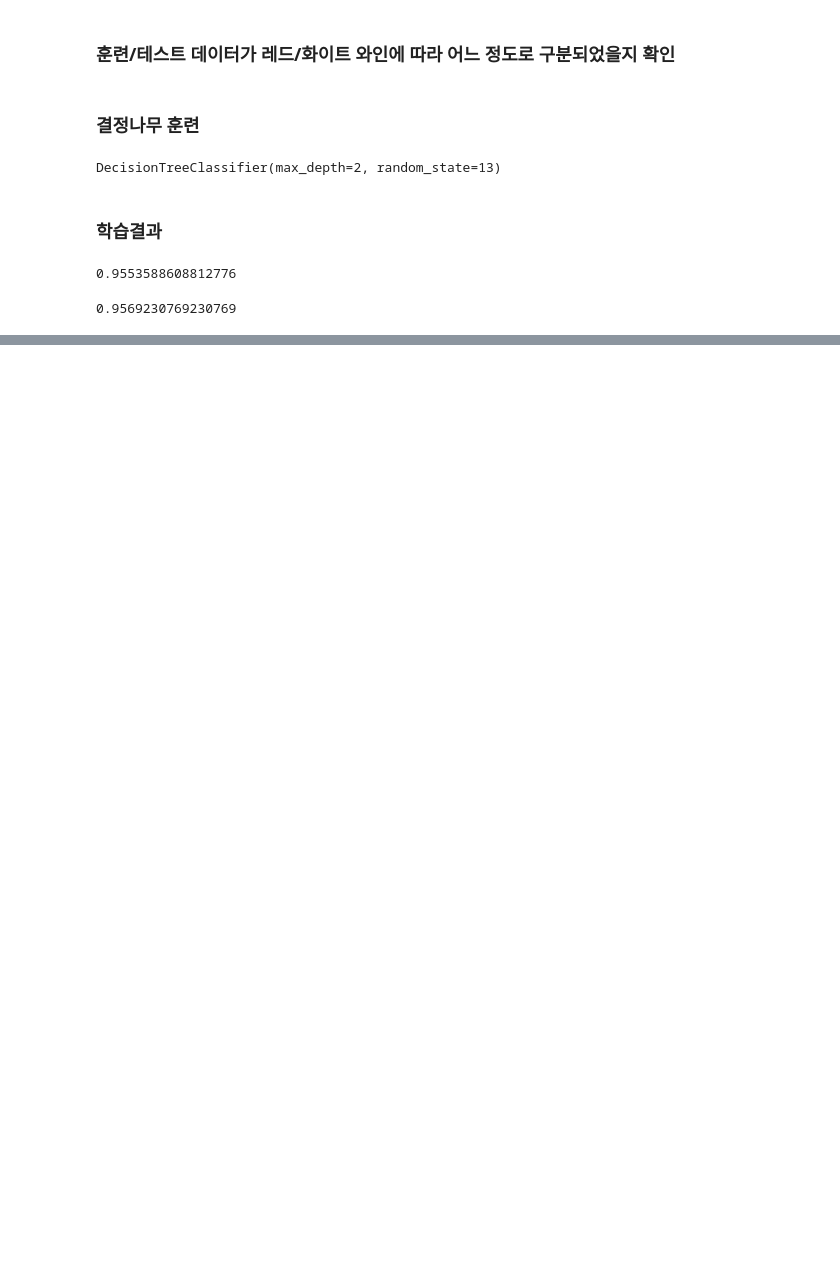
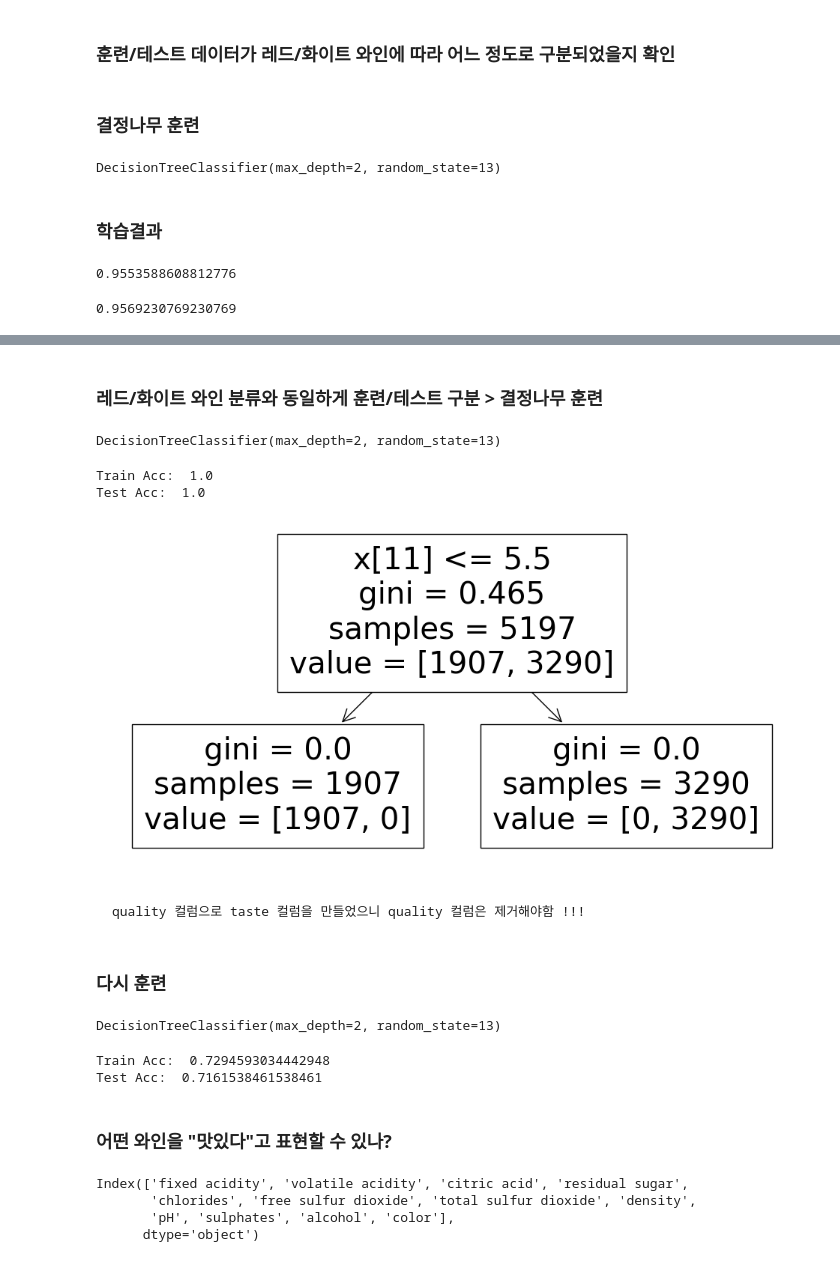
Before and after one commit to offpython/MachineLearning, a Jupyter notebook: ws_wine/wine.ipynb, the cells around one changed output, grey strips where cells are left out. Saved outputs shown, nothing was run; the diff lists cells and outputs as text; code cells hidden in the pictures; blank space fills up the shorter version.

````diff
--- a/ws_wine/wine.ipynb
+++ b/ws_wine/wine.ipynb
@@ -166,0 +290,3 @@ accuracy_score(y_test, y_pred_test)
+# %%
+wine['taste'] = [1. if grade > 5 else 0. for grade in wine['quality']]
+wine.head(10)
@@ -166,0 +305,65 @@ accuracy_score(y_test, y_pred_test)
+# %% [markdown]
+### 레드/화이트 와인 분류와 동일하게 훈련/테스트 구분 > 결정나무 훈련
+# %%
+X = wine.drop(['taste'], axis=1)
+y = wine['taste']
+
+X_train, X_test, y_train, y_test = train_test_split(X, y, test_size=0.2, random_state=13)
+
+wine_tree = DecisionTreeClassifier(max_depth=2, random_state=13)
+wine_tree.fit(X_train, y_train)
+# %% [output]
+DecisionTreeClassifier(max_depth=2, random_state=13)
+# %%
+y_pred_tr = wine_tree.predict(X_train)
+y_pred_test = wine_tree.predict(X_test)
+
+print('Train Acc: ', accuracy_score(y_train, y_pred_tr))
+print('Test Acc: ', accuracy_score(y_test, y_pred_test))
+# %% [output]
+Train Acc:  1.0
+Test Acc:  1.0
+# %%
+import matplotlib.pylab as plt
+import sklearn.tree as tree
+
+plt.figure(figsize=(12, 6))
+tree.plot_tree(wine_tree);
+# %% [output]
+[figure, added]
+# %% [markdown]
+```
+quality 컬럼으로 taste 컬럼을 만들었으니 quality 컬럼은 제거해야함 !!!
+```
+# %% [markdown]
+### 다시 훈련
+# %%
+# quality 도 같이 드랍
+
+X = wine.drop(['taste', 'quality'], axis=1)
+y = wine['taste']
+
+X_train, X_test, y_train, y_test = train_test_split(X, y, test_size=0.2, random_state=13)
+
+wine_tree = DecisionTreeClassifier(max_depth=2, random_state=13)
+wine_tree.fit(X_train, y_train)
+# %% [output]
+DecisionTreeClassifier(max_depth=2, random_state=13)
+# %%
+y_pred_tr = wine_tree.predict(X_train)
+y_pred_test = wine_tree.predict(X_test)
+
+print('Train Acc: ', accuracy_score(y_train, y_pred_tr))
+print('Test Acc: ', accuracy_score(y_test, y_pred_test))
+# %% [output]
+Train Acc:  0.7294593034442948
+Test Acc:  0.7161538461538461
+# %% [markdown]
+### 어떤 와인을 "맛있다"고 표현할 수 있나?
+# %%
+X.columns
+# %% [output]
+Index(['fixed acidity', 'volatile acidity', 'citric acid', 'residual sugar',
+       'chlorides', 'free sulfur dioxide', 'total sulfur dioxide', 'density',
+       'pH', 'sulphates', 'alcohol', 'color'],
+      dtype='object')
````
Also changed, not shown: parts of 26 cells of this notebook.
